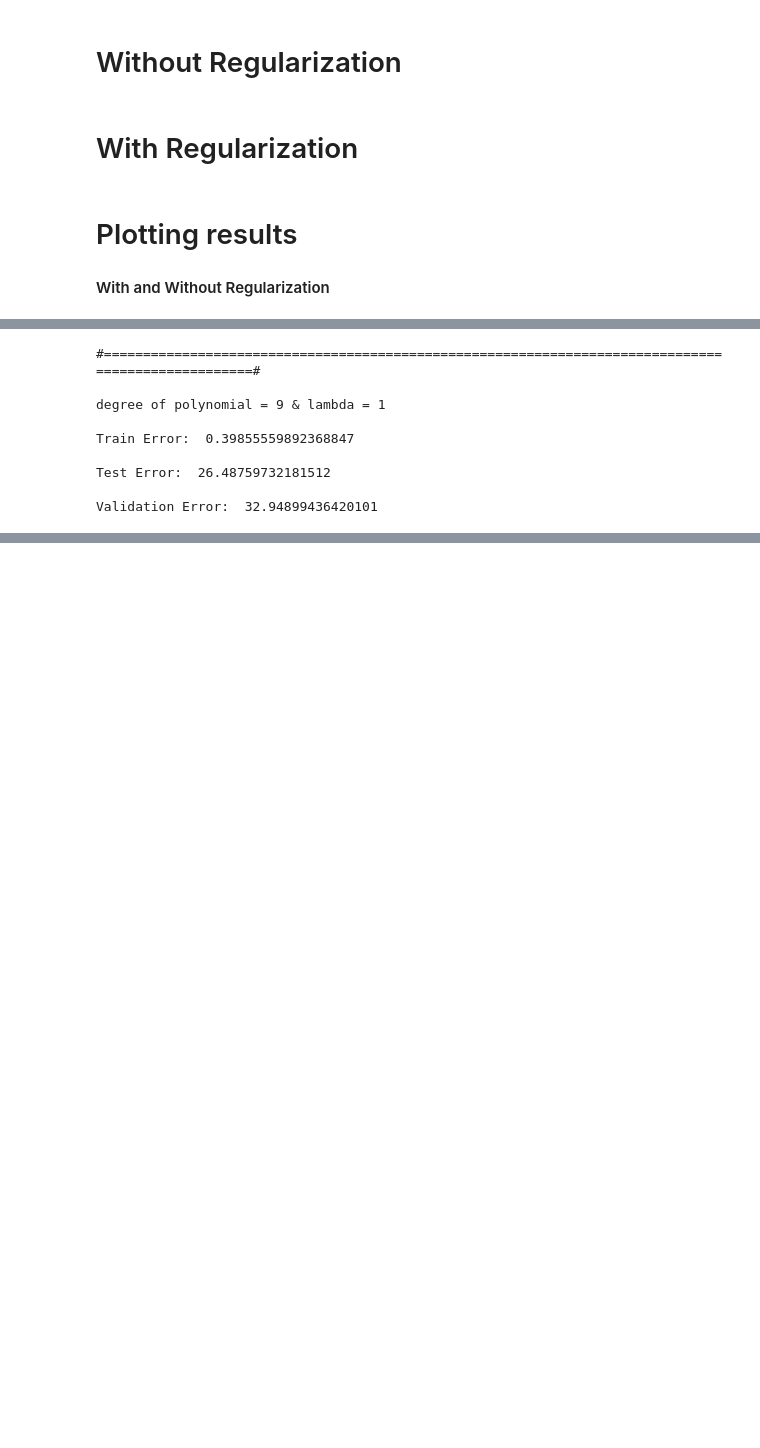
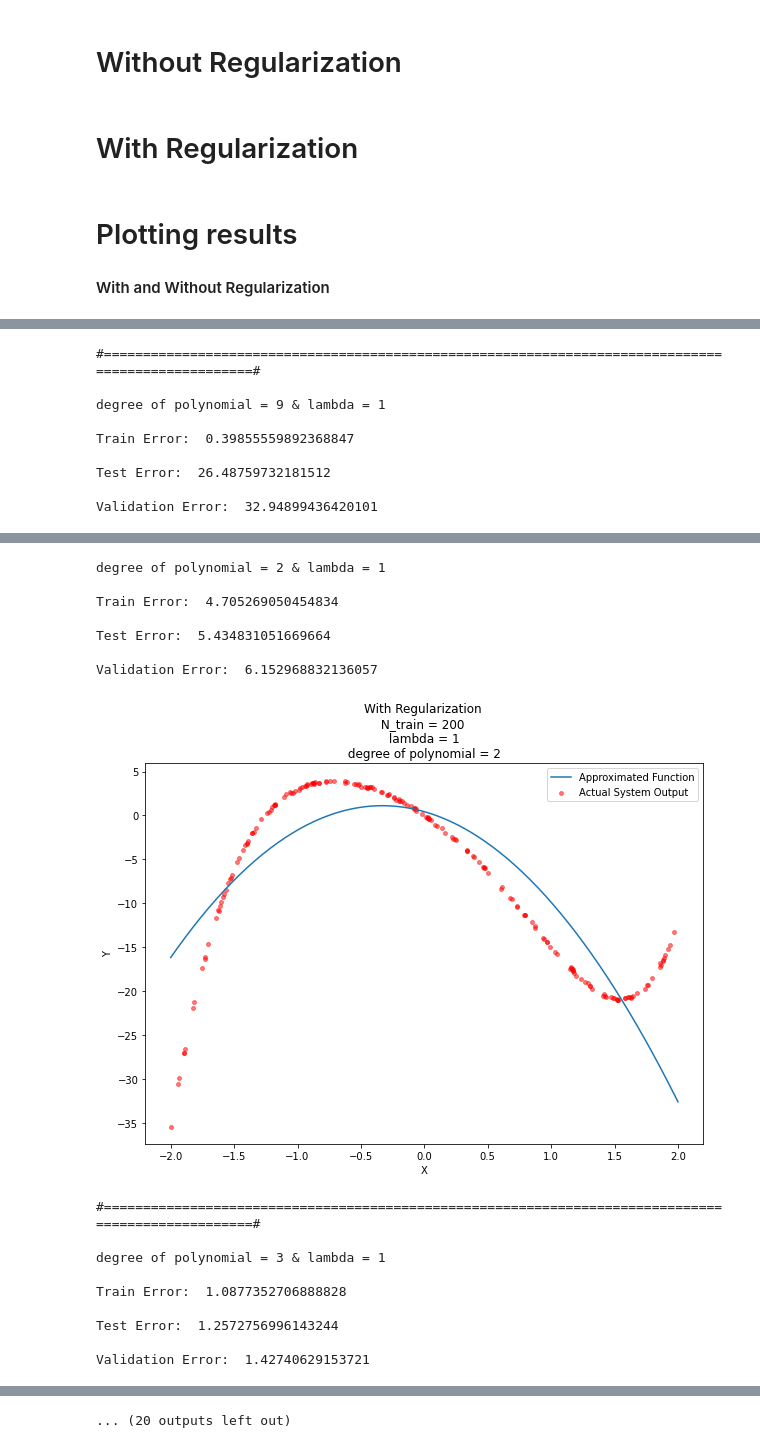
Before and after one commit to vamsimalineni96/CS5691_PRML_Assignments, a Jupyter notebook: Regression.ipynb, the cells around one changed output, grey strips where cells are left out. Drawn from its saved outputs; the diff is of its cells as text; code cells hidden in the pictures; blank space fills up the shorter version.

```diff
--- a/Regression.ipynb
+++ b/Regression.ipynb
@@ -264,22 +288,24 @@ Validation Error:  3.638350987836242
 # %%
 d=1                                         # Univariate data
 
-N_train = 10                                # No. of training examples
-K = N_total//N_train                        # K number of sets for K-fold cross validation
+N_train = [10,200]                          # No. of training examples
 
 x=[X,X_test,X_validate]
 y=[Y,Y_test,Y_validate]
-n=[N_train,N_test,N_validate]
 
-lamda=1
+lamda=[1,np.exp(-18)]
 
 M=[2,3,6,9]                                 # Degree of polynomial
 
-for m in M:
-  print("\n")
-  if(m!=2):
-    print("#===================================================================================================#\n")
-  with_regularization(x,y,n,K,d,m,lamda)
+for l in lamda:
+  for n_train in N_train:
+    for m in M:
+      K = N_total//n_train                    # K number of sets for K-fold cross validation
+      n=[n_train,N_test,N_validate]
+      print("\n")
+      if(m!=2):
+        print("#===================================================================================================#\n")
+      with_regularization(x,y,n,K,d,m,l)
 # %% [output]
 degree of polynomial = 2 & lambda = 1
 
@@ -292,30 +318,47 @@ Validation Error:  7.968605570609431
 #===================================================================================================#
 
 degree of polynomial = 3 & lambda = 1
 
 Train Error:  1.3699643204442677
 
 Test Error:  15.02767218462336
 
 Validation Error:  16.24618683065553
 [figure]
 #===================================================================================================#
 
 degree of polynomial = 6 & lambda = 1
 
 Train Error:  0.49036813450494365
 
 Test Error:  12.99619337186437
 
 Validation Error:  15.482184391780613
 [figure]
 #===================================================================================================#
 
 degree of polynomial = 9 & lambda = 1
 
 Train Error:  0.39855559892368847
 
 Test Error:  26.48759732181512
 
 Validation Error:  32.94899436420101
 [figure]
+degree of polynomial = 2 & lambda = 1
+
+Train Error:  4.705269050454834
+
+Test Error:  5.434831051669664
+
+Validation Error:  6.152968832136057
+[figure, added]
+#===================================================================================================#
+
+degree of polynomial = 3 & lambda = 1
+
+Train Error:  1.0877352706888828
+
+Test Error:  1.2572756996143244
+
+Validation Error:  1.42740629153721
@@ -321,0 +366 @@ Validation Error:  32.94899436420101
+... (20 outputs left out)
```
Also changed, not shown: parts of 4 cells of this notebook.
